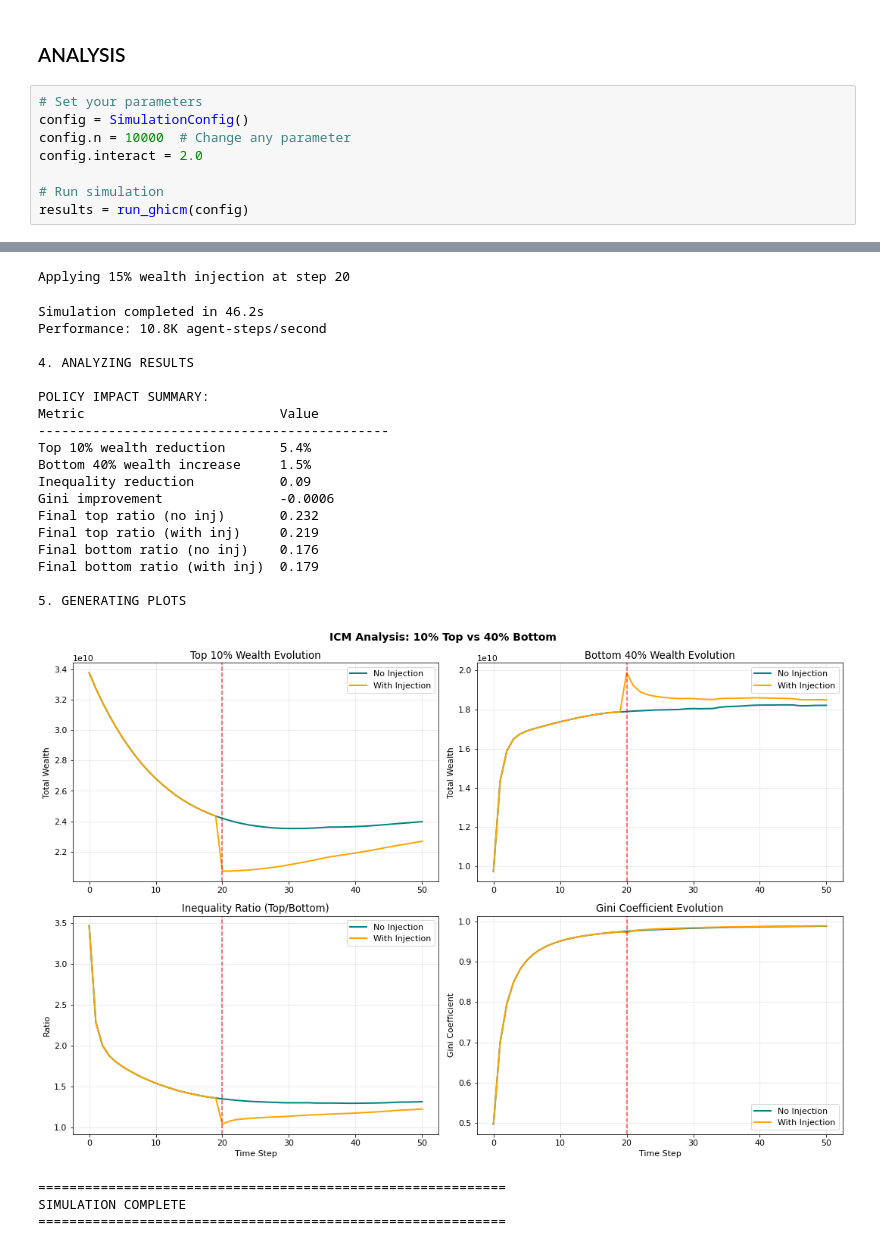
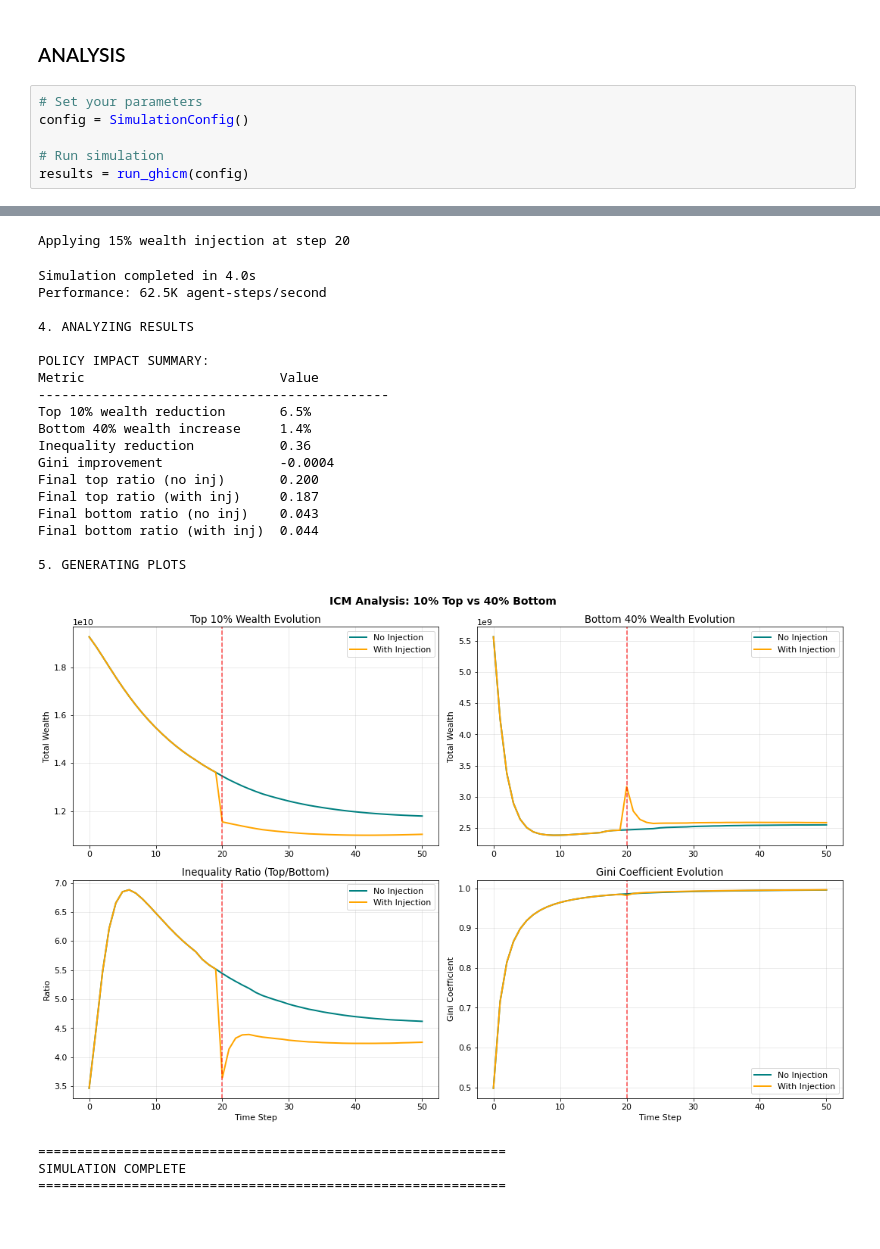
Before and after one commit to taimuri99/GHICM-SIMULATION-CODE, a Jupyter notebook: Taimur Article/GHICM-model.ipynb, the cells around one changed output, grey strips where cells are left out. Cells and saved outputs as stored; diff of their text form.

```diff
--- a/Taimur Article/GHICM-model.ipynb
+++ b/Taimur Article/GHICM-model.ipynb
@@ -863,8 +863,6 @@ print("✅ Simulation optimized with Configuration Settings!")
 # %%
 # Set your parameters
 config = SimulationConfig()
-config.n = 10000  # Change any parameter
-config.interact = 2.0
 
 # Run simulation
 results = run_ghicm(config)
@@ -895,24 +893,24 @@ Starting simulation: 10.0K agents, 50 steps
 Evolution params: a=2%, b=2%, c=2%
 Applying 15% wealth injection at step 20
-Simulation completed in 46.2s
-Performance: 10.8K agent-steps/second
+Simulation completed in 4.0s
+Performance: 62.5K agent-steps/second
 
 4. ANALYZING RESULTS
 
 POLICY IMPACT SUMMARY:
 Metric                         Value
 ---------------------------------------------
-Top 10% wealth reduction       5.4%
-Bottom 40% wealth increase     1.5%
-Inequality reduction           0.09
-Gini improvement               -0.0006
-Final top ratio (no inj)       0.232
-Final top ratio (with inj)     0.219
-Final bottom ratio (no inj)    0.176
-Final bottom ratio (with inj)  0.179
+Top 10% wealth reduction       6.5%
+Bottom 40% wealth increase     1.4%
+Inequality reduction           0.36
+Gini improvement               -0.0004
+Final top ratio (no inj)       0.200
+Final top ratio (with inj)     0.187
+Final bottom ratio (no inj)    0.043
+Final bottom ratio (with inj)  0.044
 
 5. GENERATING PLOTS
-[figure, old version]
+[figure, new version]
 ============================================================
 SIMULATION COMPLETE
 ============================================================
```
Also changed, not shown: parts of 1 cell of this notebook, 1 other file.
